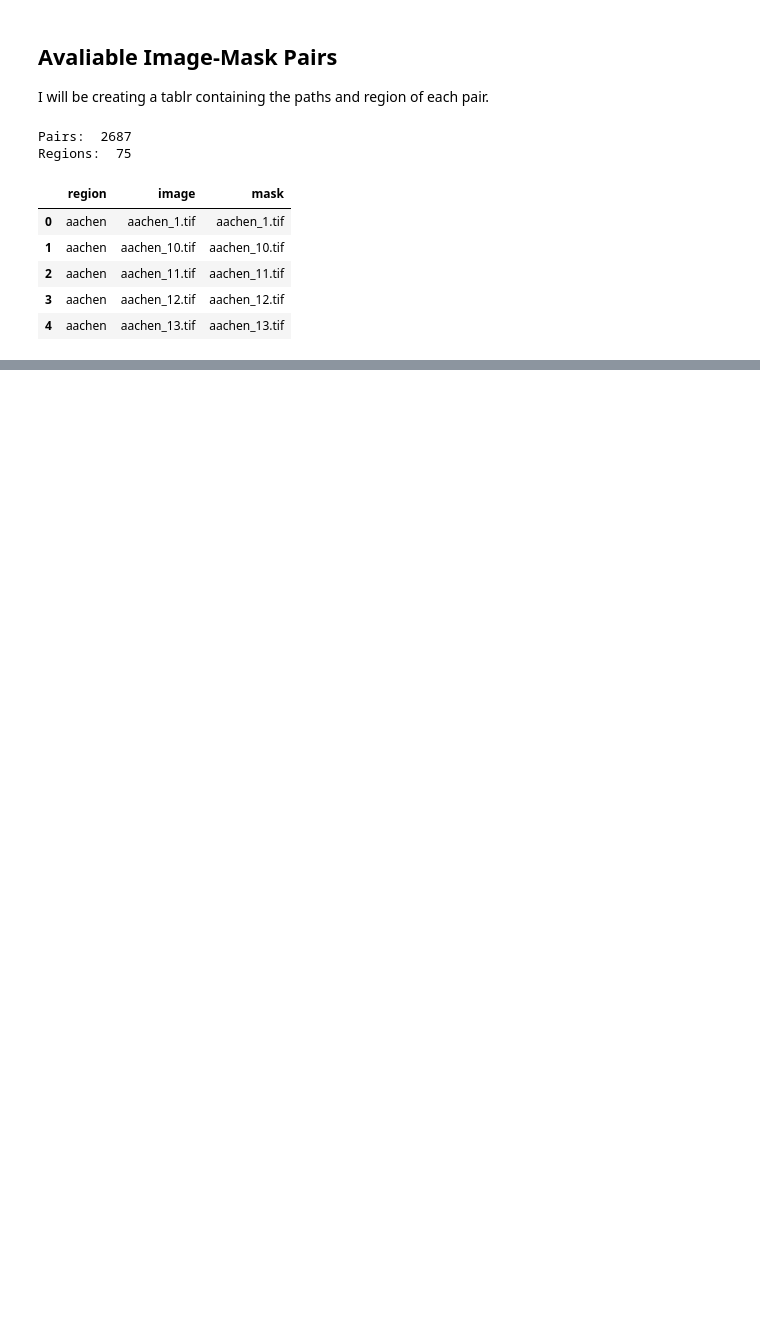
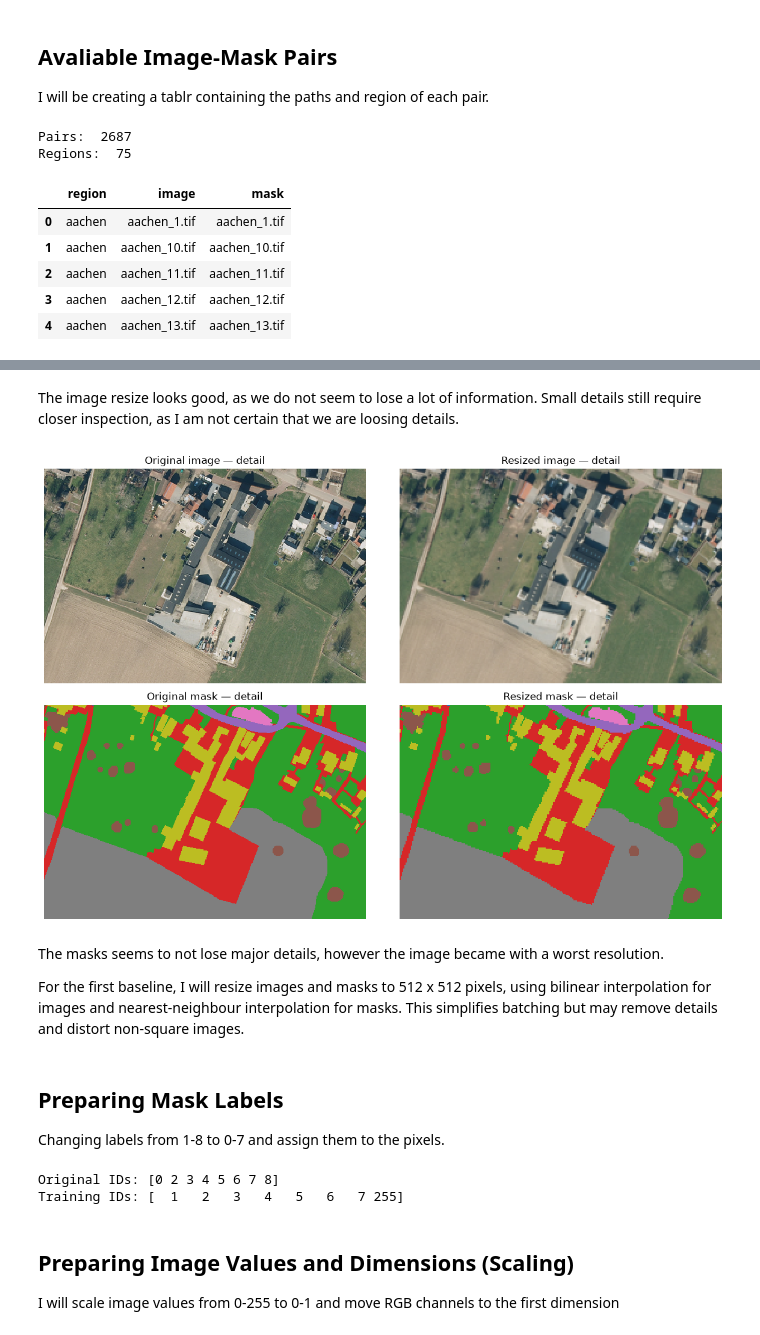
Before and after one commit to jarimbafrancisco-arch/Land-Cover-Segmentation-Mapping, a Jupyter notebook: notebooks/02_data_preprocessing.ipynb, the cells around one changed output, grey strips where cells are left out. Saved outputs shown, nothing was run; the diff lists cells and outputs as text; code cells hidden in the pictures; blank space fills up the shorter version.

Commit message:
Preprocessing step and first version of this notebook.

```diff
--- a/notebooks/02_data_preprocessing.ipynb
+++ b/notebooks/02_data_preprocessing.ipynb
@@ -53,0 +279,59 @@ Regions:  75
+# %% [markdown]
+The image resize looks good, as we do not seem to lose a lot of information. Small details still require closer inspection, as I am not certain that we are loosing details.
+# %%
+width, height = image.size
+original_area = (width // 2, 0, width, height // 3)
+
+width, height = resized_image.size
+resized_area = (width // 2, 0, width, height // 3)
+
+fig, axes = plt.subplots(2, 2, figsize=(12, 8))
+
+axes[0, 0].imshow(image.crop(original_area), interpolation="nearest")
+axes[0, 1].imshow(resized_image.crop(resized_area), interpolation="nearest")
+
+axes[1, 0].imshow(
+    mask.crop(original_area), cmap="tab10",
+    vmin=0, vmax=9, interpolation="nearest"
+)
+axes[1, 1].imshow(
+    resized_mask.crop(resized_area), cmap="tab10",
+    vmin=0, vmax=9, interpolation="nearest"
+)
+
+axes[0, 0].set_title("Original image — detail")
+axes[0, 1].set_title("Resized image — detail")
+axes[1, 0].set_title("Original mask — detail")
+axes[1, 1].set_title("Resized mask — detail")
+
+for axis in axes.flat:
+    axis.axis("off")
+
+plt.tight_layout()
+plt.show()
+# %% [output]
+[figure, added]
+# %% [markdown]
+The masks seems to not lose major details, however the image became with a worst resolution.
+
+For the first baseline, I will resize images and masks to 512 x 512 pixels, using bilinear interpolation for images and nearest-neighbour interpolation for masks. This simplifies batching but may remove details and distort non-square images.
+# %% [markdown]
+## Preparing Mask Labels
+Changing labels from 1-8 to 0-7 and assign them to the pixels.
+# %%
+original_labels = np.array(resized_mask, dtype=np.int64)
+
+training_mask = original_labels - 1
+training_mask[original_labels == 0] = 255
+
+print("Original IDs:", np.unique(original_labels))
+print("Training IDs:", np.unique(training_mask))
+
+assert np.isin(training_mask, [0, 1, 2, 3, 4, 5, 6, 7, 255]).all()
+assert np.array_equal(training_mask == 255, original_labels == 0)
+# %% [output]
+Original IDs: [0 2 3 4 5 6 7 8]
+Training IDs: [  1   2   3   4   5   6   7 255]
+# %% [markdown]
+## Preparing Image Values and Dimensions (Scaling)
+I will scale image values from 0-255 to 0-1 and move RGB channels to the first dimension
```
Also changed, not shown: parts of 29 cells of this notebook, 4 other files.
